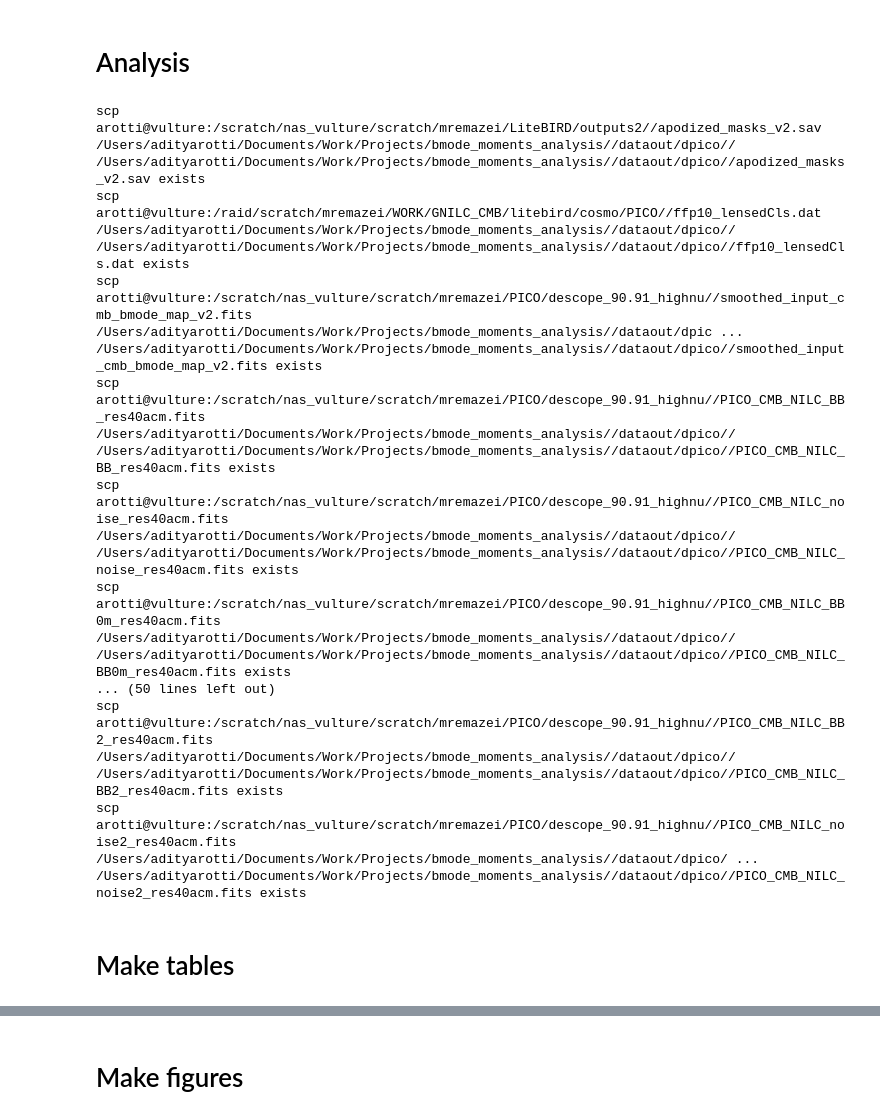
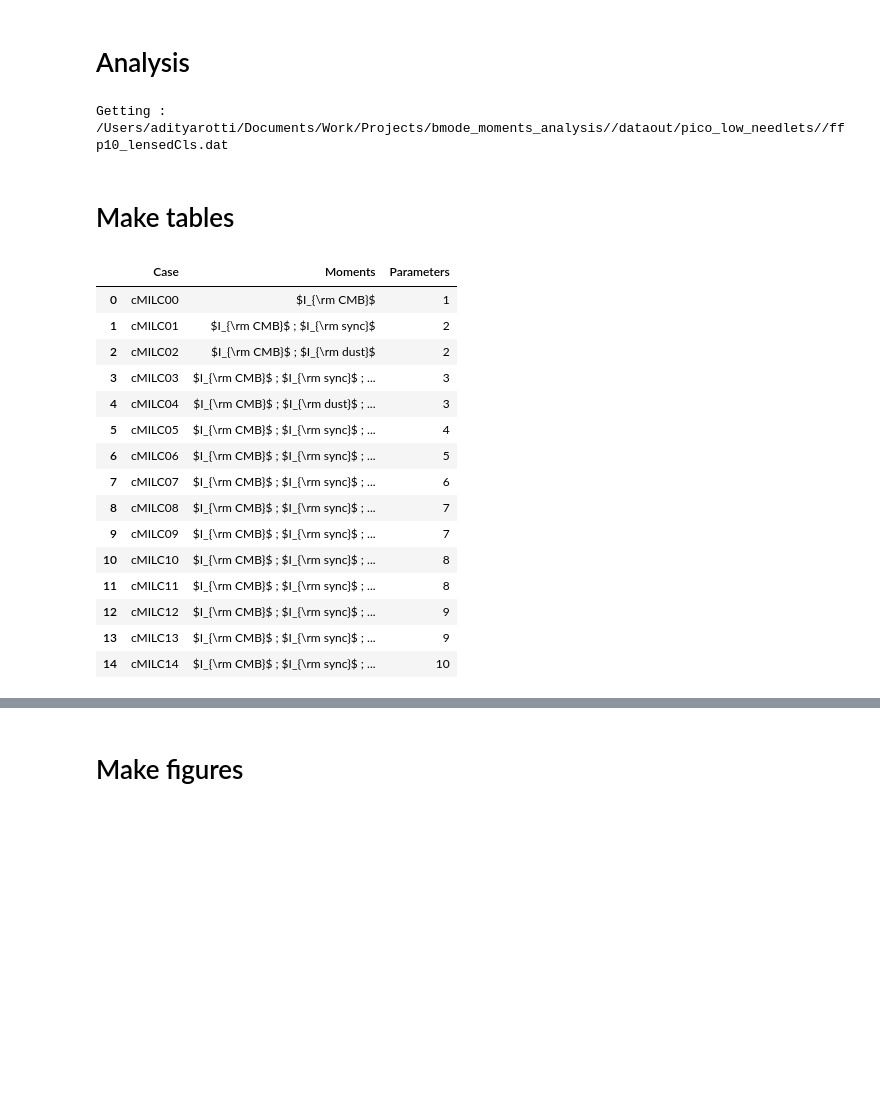
Before and after one commit to adityarotti/bmode_moment_analysis, a Jupyter notebook: codes/notebooks/PICO analysis.ipynb, the cells around one changed output, grey strips where cells are left out. Drawn from its saved outputs; the diff is of its cells as text; code cells hidden in the pictures; blank space fills up the shorter version.

```diff
--- a/codes/notebooks/PICO analysis.ipynb
+++ b/codes/notebooks/PICO analysis.ipynb
@@ -60,29 +60,13 @@ color[0.9]="tab:red"
 # %% [markdown]
 # Analysis
 # %%
-rf=analysis.setup_r_forecasts(instrument="DPICO",only_return_dict=False,verbose=True)
-rf.setup_master(lmax=450,dell=32,fwhm=40.,mask=mask)
+rf=analysis.setup_r_forecasts(instrument="PICO",only_return_dict=False,verbose=False)
+rf.setup_master(lmin=2,lmax=450,dell=16,fwhm=40.,mask=mask)
 rf.run_spectral_analysis()
-rf.tabulate_rlike(Alens_vals=[0.0,0.3,0.6,0.9],rprop=[1e-5,5e-2,2000],compute_map=False)
+rf.tabulate_rlike(Alens_vals=[0.0,0.3,0.6,0.9],rprop=[1e-5,5e-2,2000],compute_map=False,rvar=1.)
 rf.tabulate_rstat()
 # %% [output]
-scp arotti@vulture:/scratch/nas_vulture/scratch/mremazei/LiteBIRD/outputs2//apodized_masks_v2.sav /Users/adityarotti/Documents/Work/Projects/bmode_moments_analysis//dataout/dpico//
-/Users/adityarotti/Documents/Work/Projects/bmode_moments_analysis//dataout/dpico//apodized_masks_v2.sav exists
-scp arotti@vulture:/raid/scratch/mremazei/WORK/GNILC_CMB/litebird/cosmo/PICO//ffp10_lensedCls.dat /Users/adityarotti/Documents/Work/Projects/bmode_moments_analysis//dataout/dpico//
-/Users/adityarotti/Documents/Work/Projects/bmode_moments_analysis//dataout/dpico//ffp10_lensedCls.dat exists
-scp arotti@vulture:/scratch/nas_vulture/scratch/mremazei/PICO/descope_90.91_highnu//smoothed_input_cmb_bmode_map_v2.fits /Users/adityarotti/Documents/Work/Projects/bmode_moments_analysis//dataout/dpic ...
-/Users/adityarotti/Documents/Work/Projects/bmode_moments_analysis//dataout/dpico//smoothed_input_cmb_bmode_map_v2.fits exists
-scp arotti@vulture:/scratch/nas_vulture/scratch/mremazei/PICO/descope_90.91_highnu//PICO_CMB_NILC_BB_res40acm.fits /Users/adityarotti/Documents/Work/Projects/bmode_moments_analysis//dataout/dpico//
-/Users/adityarotti/Documents/Work/Projects/bmode_moments_analysis//dataout/dpico//PICO_CMB_NILC_BB_res40acm.fits exists
-scp arotti@vulture:/scratch/nas_vulture/scratch/mremazei/PICO/descope_90.91_highnu//PICO_CMB_NILC_noise_res40acm.fits /Users/adityarotti/Documents/Work/Projects/bmode_moments_analysis//dataout/dpico//
-/Users/adityarotti/Documents/Work/Projects/bmode_moments_analysis//dataout/dpico//PICO_CMB_NILC_noise_res40acm.fits exists
-scp arotti@vulture:/scratch/nas_vulture/scratch/mremazei/PICO/descope_90.91_highnu//PICO_CMB_NILC_BB0m_res40acm.fits /Users/adityarotti/Documents/Work/Projects/bmode_moments_analysis//dataout/dpico//
-/Users/adityarotti/Documents/Work/Projects/bmode_moments_analysis//dataout/dpico//PICO_CMB_NILC_BB0m_res40acm.fits exists
-... (50 lines left out)
-scp arotti@vulture:/scratch/nas_vulture/scratch/mremazei/PICO/descope_90.91_highnu//PICO_CMB_NILC_BB2_res40acm.fits /Users/adityarotti/Documents/Work/Projects/bmode_moments_analysis//dataout/dpico//
-/Users/adityarotti/Documents/Work/Projects/bmode_moments_analysis//dataout/dpico//PICO_CMB_NILC_BB2_res40acm.fits exists
-scp arotti@vulture:/scratch/nas_vulture/scratch/mremazei/PICO/descope_90.91_highnu//PICO_CMB_NILC_noise2_res40acm.fits /Users/adityarotti/Documents/Work/Projects/bmode_moments_analysis//dataout/dpico/ ...
-/Users/adityarotti/Documents/Work/Projects/bmode_moments_analysis//dataout/dpico//PICO_CMB_NILC_noise2_res40acm.fits exists
+Getting :  /Users/adityarotti/Documents/Work/Projects/bmode_moments_analysis//dataout/pico_low_needlets//ffp10_lensedCls.dat
 # %% [markdown]
 # Make tables
 # %%
@@ -101,6 +85,25 @@ df_datadef=pd.DataFrame(data_dict)
 
 filename=tex_path + "/data_definition.tex"
 df_datadef.to_latex(filename,columns=["Case","Moments","Parameters"],column_format="cll",escape=False,index=False)
+# %%
+df_datadef
+# %% [output]
+|  | Case | Moments | Parameters |
+| 0 | cMILC00 | $I_{\rm CMB}$ | 1 |
+| 1 | cMILC01 | $I_{\rm CMB}$ ; $I_{\rm sync}$ | 2 |
+| 2 | cMILC02 | $I_{\rm CMB}$ ; $I_{\rm dust}$ | 2 |
+| 3 | cMILC03 | $I_{\rm CMB}$ ; $I_{\rm sync}$ ; ... | 3 |
+| 4 | cMILC04 | $I_{\rm CMB}$ ; $I_{\rm dust}$ ; ... | 3 |
+| 5 | cMILC05 | $I_{\rm CMB}$ ; $I_{\rm sync}$ ; ... | 4 |
+| 6 | cMILC06 | $I_{\rm CMB}$ ; $I_{\rm sync}$ ; ... | 5 |
+| 7 | cMILC07 | $I_{\rm CMB}$ ; $I_{\rm sync}$ ; ... | 6 |
+| 8 | cMILC08 | $I_{\rm CMB}$ ; $I_{\rm sync}$ ; ... | 7 |
+| 9 | cMILC09 | $I_{\rm CMB}$ ; $I_{\rm sync}$ ; ... | 7 |
+| 10 | cMILC10 | $I_{\rm CMB}$ ; $I_{\rm sync}$ ; ... | 8 |
+| 11 | cMILC11 | $I_{\rm CMB}$ ; $I_{\rm sync}$ ; ... | 8 |
+| 12 | cMILC12 | $I_{\rm CMB}$ ; $I_{\rm sync}$ ; ... | 9 |
+| 13 | cMILC13 | $I_{\rm CMB}$ ; $I_{\rm sync}$ ; ... | 9 |
+| 14 | cMILC14 | $I_{\rm CMB}$ ; $I_{\rm sync}$ ; ... | 10 |
 # %%
 table_stat=collections.OrderedDict()
 # Ordering here is important. Same ordering in table and also for column names
```
Also changed, not shown: parts of 7 cells of this notebook, 58 other files.
